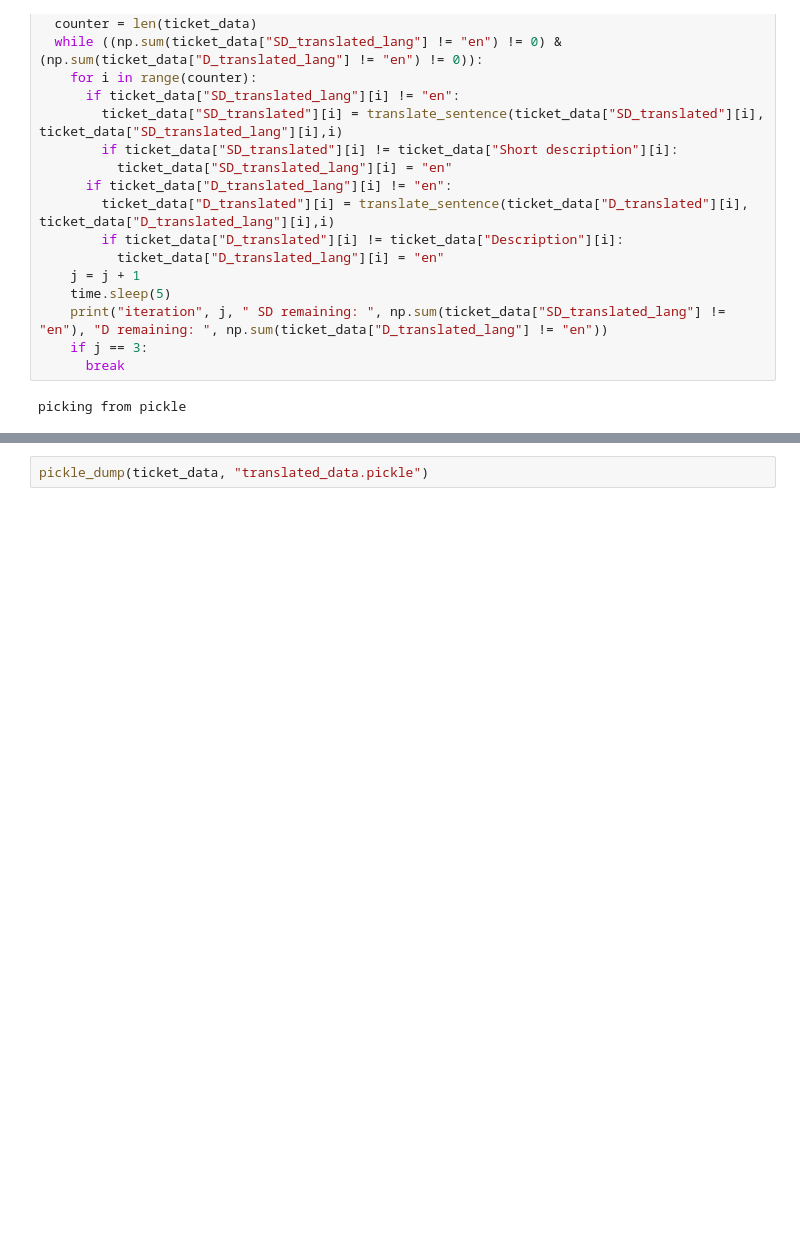
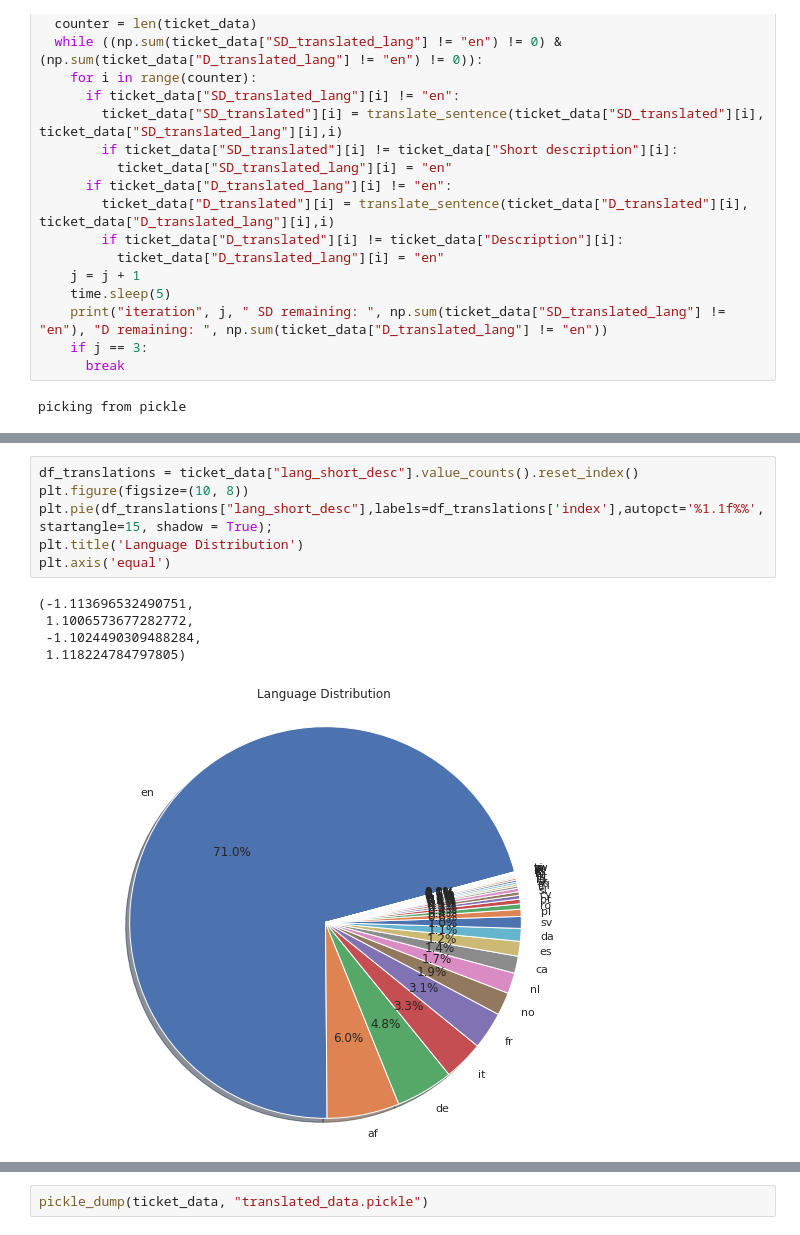
Before and after one commit to ABPande/AIML_CAPSTONE_NLP_B_GRP_4, a Jupyter notebook: Capstone Project.ipynb, the cells around one changed output, grey strips where cells are left out. Cells and saved outputs as stored; diff of their text form; blank space fills up the shorter version.

```diff
--- a/Capstone Project.ipynb
+++ b/Capstone Project.ipynb
@@ -762,0 +810,12 @@ np.sum(ticket_data["D_translated_lang"] != "en")
+# %%
+df_translations = ticket_data["lang_short_desc"].value_counts().reset_index()
+plt.figure(figsize=(10, 8))
+plt.pie(df_translations["lang_short_desc"],labels=df_translations['index'],autopct='%1.1f%%', startangle=15, shadow = True);
+plt.title('Language Distribution')
+plt.axis('equal')
+# %% [output]
+(-1.113696532490751,
+ 1.1006573677282772,
+ -1.1024490309488284,
+ 1.118224784797805)
+[figure, added]
```
Also changed, not shown: parts of 53 cells of this notebook, 1 other file.
